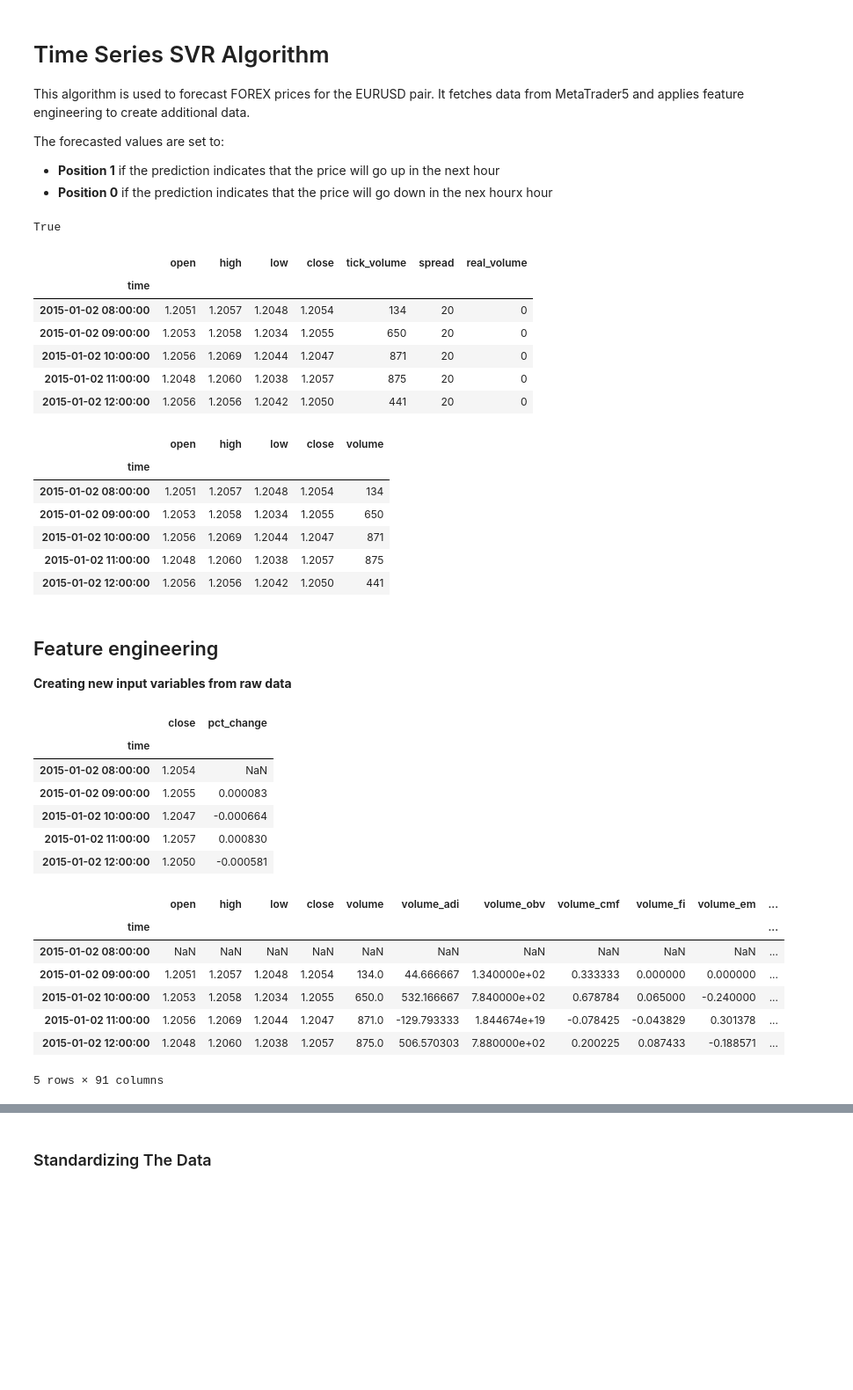
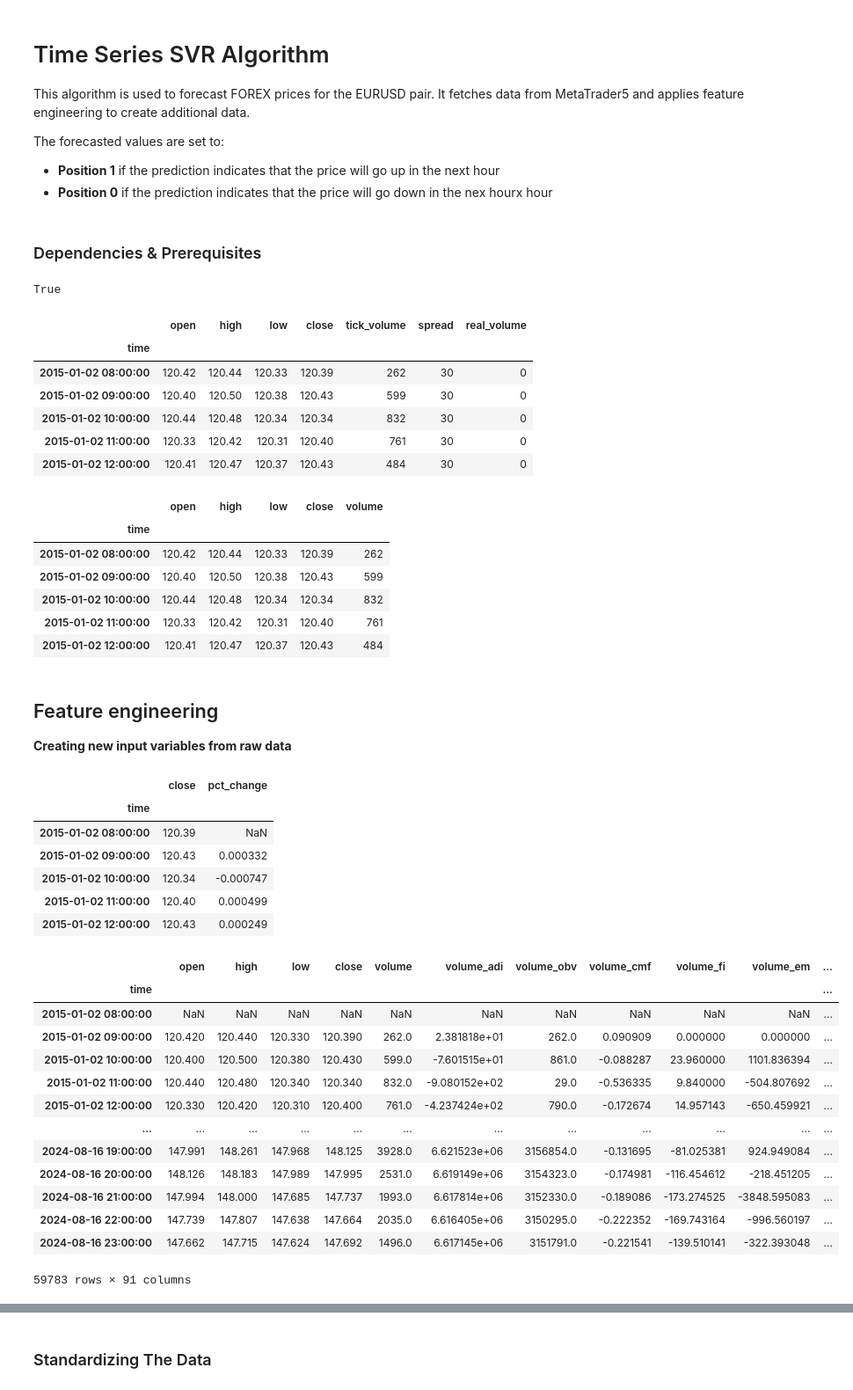
Before and after one commit to YarosInter/Time-Series-Support-Vector-Machine, a Jupyter notebook: Support Vector Machine Model.ipynb, the cells around one changed output, grey strips where cells are left out. Shown: that part at 88% size. Drawn from its saved outputs; the diff is of its cells as text; code cells hidden in the pictures; blank space fills up the shorter version.

```diff
--- a/Support Vector Machine Model.ipynb
+++ b/Support Vector Machine Model.ipynb
@@ -6,6 +6,8 @@ This algorithm is used to forecast FOREX prices for the EURUSD pair. It fetches
 The forecasted values are set to:
 - **Position 1** if the prediction indicates that the price will go up in the next hour
 - **Position 0** if the prediction indicates that the price will go down in the nex hourx hour
+# %% [markdown]
+### Dependencies & Prerequisites
 # %%
 import numpy as np
 import pandas as pd
@@ -27,16 +29,16 @@ True
 # %%
 # Fetching data from MetaTrader5 from 2015 to the present using the custom function "get_rates" from the data.py file
 # The historical data retrieved is of 1-hour timeframe
-df = data.get_rates("EURUSD", mt5.TIMEFRAME_H1, datetime(2015,1,1))
+df = data.get_rates("USDJPY", mt5.TIMEFRAME_H1, datetime(2015,1,1))
 df.head()
 # %% [output]
 |  | open | high | low | close | tick_volume | spread | real_volume |
 | time |  |  |  |  |  |  |  |
-| 2015-01-02 08:00:00 | 1.2051 | 1.2057 | 1.2048 | 1.2054 | 134 | 20 | 0 |
-| 2015-01-02 09:00:00 | 1.2053 | 1.2058 | 1.2034 | 1.2055 | 650 | 20 | 0 |
-| 2015-01-02 10:00:00 | 1.2056 | 1.2069 | 1.2044 | 1.2047 | 871 | 20 | 0 |
-| 2015-01-02 11:00:00 | 1.2048 | 1.2060 | 1.2038 | 1.2057 | 875 | 20 | 0 |
-| 2015-01-02 12:00:00 | 1.2056 | 1.2056 | 1.2042 | 1.2050 | 441 | 20 | 0 |
+| 2015-01-02 08:00:00 | 120.42 | 120.44 | 120.33 | 120.39 | 262 | 30 | 0 |
+| 2015-01-02 09:00:00 | 120.40 | 120.50 | 120.38 | 120.43 | 599 | 30 | 0 |
+| 2015-01-02 10:00:00 | 120.44 | 120.48 | 120.34 | 120.34 | 832 | 30 | 0 |
+| 2015-01-02 11:00:00 | 120.33 | 120.42 | 120.31 | 120.40 | 761 | 30 | 0 |
+| 2015-01-02 12:00:00 | 120.41 | 120.47 | 120.37 | 120.43 | 484 | 30 | 0 |
 # %%
 # Drop columns spread and real_volume and remane columns tick_volumne to volumne
 df = df[["open", "high", "low", "close", "tick_volume"]]
@@ -45,11 +47,11 @@ df.head()
 # %% [output]
 |  | open | high | low | close | volume |
 | time |  |  |  |  |  |
-| 2015-01-02 08:00:00 | 1.2051 | 1.2057 | 1.2048 | 1.2054 | 134 |
-| 2015-01-02 09:00:00 | 1.2053 | 1.2058 | 1.2034 | 1.2055 | 650 |
-| 2015-01-02 10:00:00 | 1.2056 | 1.2069 | 1.2044 | 1.2047 | 871 |
-| 2015-01-02 11:00:00 | 1.2048 | 1.2060 | 1.2038 | 1.2057 | 875 |
-| 2015-01-02 12:00:00 | 1.2056 | 1.2056 | 1.2042 | 1.2050 | 441 |
+| 2015-01-02 08:00:00 | 120.42 | 120.44 | 120.33 | 120.39 | 262 |
+| 2015-01-02 09:00:00 | 120.40 | 120.50 | 120.38 | 120.43 | 599 |
+| 2015-01-02 10:00:00 | 120.44 | 120.48 | 120.34 | 120.34 | 832 |
+| 2015-01-02 11:00:00 | 120.33 | 120.42 | 120.31 | 120.40 | 761 |
+| 2015-01-02 12:00:00 | 120.41 | 120.47 | 120.37 | 120.43 | 484 |
 # %% [markdown]
 ## Feature engineering
 **Creating new input variables from raw data**
@@ -61,22 +63,28 @@ df_copy.head()
 # %% [output]
 |  | close | pct_change |
 | time |  |  |
-| 2015-01-02 08:00:00 | 1.2054 | NaN |
-| 2015-01-02 09:00:00 | 1.2055 | 0.000083 |
-| 2015-01-02 10:00:00 | 1.2047 | -0.000664 |
-| 2015-01-02 11:00:00 | 1.2057 | 0.000830 |
-| 2015-01-02 12:00:00 | 1.2050 | -0.000581 |
+| 2015-01-02 08:00:00 | 120.39 | NaN |
+| 2015-01-02 09:00:00 | 120.43 | 0.000332 |
+| 2015-01-02 10:00:00 | 120.34 | -0.000747 |
+| 2015-01-02 11:00:00 | 120.40 | 0.000499 |
+| 2015-01-02 12:00:00 | 120.43 | 0.000249 |
 # %%
 # New DataFrame with all indications from "ta" library and shifting them by one row
 df_indicators = ta.add_all_ta_features(df, open="open", high="high", low="low", close="close", volume="volume", fillna=True).shift(1)
-df_indicators.head()
+df_indicators
 # %% [output]
 |  | open | high | low | close | volume | volume_adi | volume_obv | volume_cmf | volume_fi | volume_em | ... |
 | time |  |  |  |  |  |  |  |  |  |  | ... |
 | 2015-01-02 08:00:00 | NaN | NaN | NaN | NaN | NaN | NaN | NaN | NaN | NaN | NaN | ... |
-| 2015-01-02 09:00:00 | 1.2051 | 1.2057 | 1.2048 | 1.2054 | 134.0 | 44.666667 | 1.340000e+02 | 0.333333 | 0.000000 | 0.000000 | ... |
-| 2015-01-02 10:00:00 | 1.2053 | 1.2058 | 1.2034 | 1.2055 | 650.0 | 532.166667 | 7.840000e+02 | 0.678784 | 0.065000 | -0.240000 | ... |
-| 2015-01-02 11:00:00 | 1.2056 | 1.2069 | 1.2044 | 1.2047 | 871.0 | -129.793333 | 1.844674e+19 | -0.078425 | -0.043829 | 0.301378 | ... |
-| 2015-01-02 12:00:00 | 1.2048 | 1.2060 | 1.2038 | 1.2057 | 875.0 | 506.570303 | 7.880000e+02 | 0.200225 | 0.087433 | -0.188571 | ... |
+| 2015-01-02 09:00:00 | 120.420 | 120.440 | 120.330 | 120.390 | 262.0 | 2.381818e+01 | 262.0 | 0.090909 | 0.000000 | 0.000000 | ... |
+| 2015-01-02 10:00:00 | 120.400 | 120.500 | 120.380 | 120.430 | 599.0 | -7.601515e+01 | 861.0 | -0.088287 | 23.960000 | 1101.836394 | ... |
+| 2015-01-02 11:00:00 | 120.440 | 120.480 | 120.340 | 120.340 | 832.0 | -9.080152e+02 | 29.0 | -0.536335 | 9.840000 | -504.807692 | ... |
+| 2015-01-02 12:00:00 | 120.330 | 120.420 | 120.310 | 120.400 | 761.0 | -4.237424e+02 | 790.0 | -0.172674 | 14.957143 | -650.459921 | ... |
+| ... | ... | ... | ... | ... | ... | ... | ... | ... | ... | ... | ... |
+| 2024-08-16 19:00:00 | 147.991 | 148.261 | 147.968 | 148.125 | 3928.0 | 6.621523e+06 | 3156854.0 | -0.131695 | -81.025381 | 924.949084 | ... |
+| 2024-08-16 20:00:00 | 148.126 | 148.183 | 147.989 | 147.995 | 2531.0 | 6.619149e+06 | 3154323.0 | -0.174981 | -116.454612 | -218.451205 | ... |
+| 2024-08-16 21:00:00 | 147.994 | 148.000 | 147.685 | 147.737 | 1993.0 | 6.617814e+06 | 3152330.0 | -0.189086 | -173.274525 | -3848.595083 | ... |
+| 2024-08-16 22:00:00 | 147.739 | 147.807 | 147.638 | 147.664 | 2035.0 | 6.616405e+06 | 3150295.0 | -0.222352 | -169.743164 | -996.560197 | ... |
+| 2024-08-16 23:00:00 | 147.662 | 147.715 | 147.624 | 147.692 | 1496.0 | 6.617145e+06 | 3151791.0 | -0.221541 | -139.510141 | -322.393048 | ... |
-5 rows × 91 columns
+59783 rows × 91 columns
 # %%
```
Also changed, not shown: parts of 28 cells of this notebook, 1 other file.
